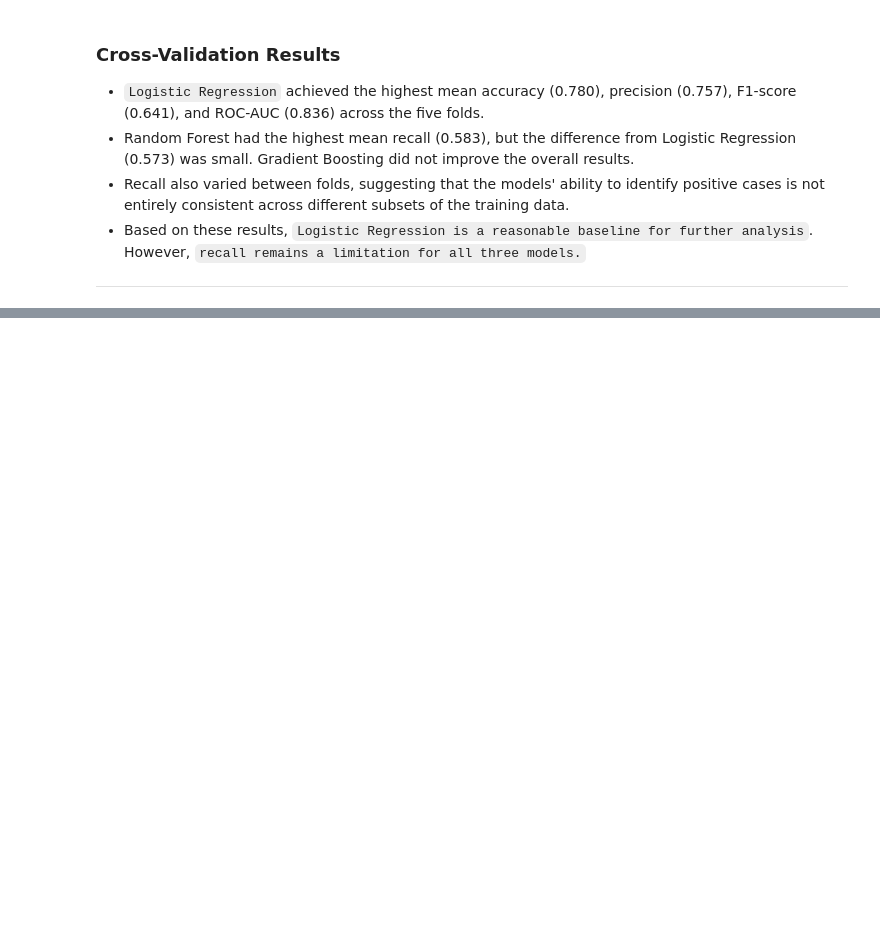
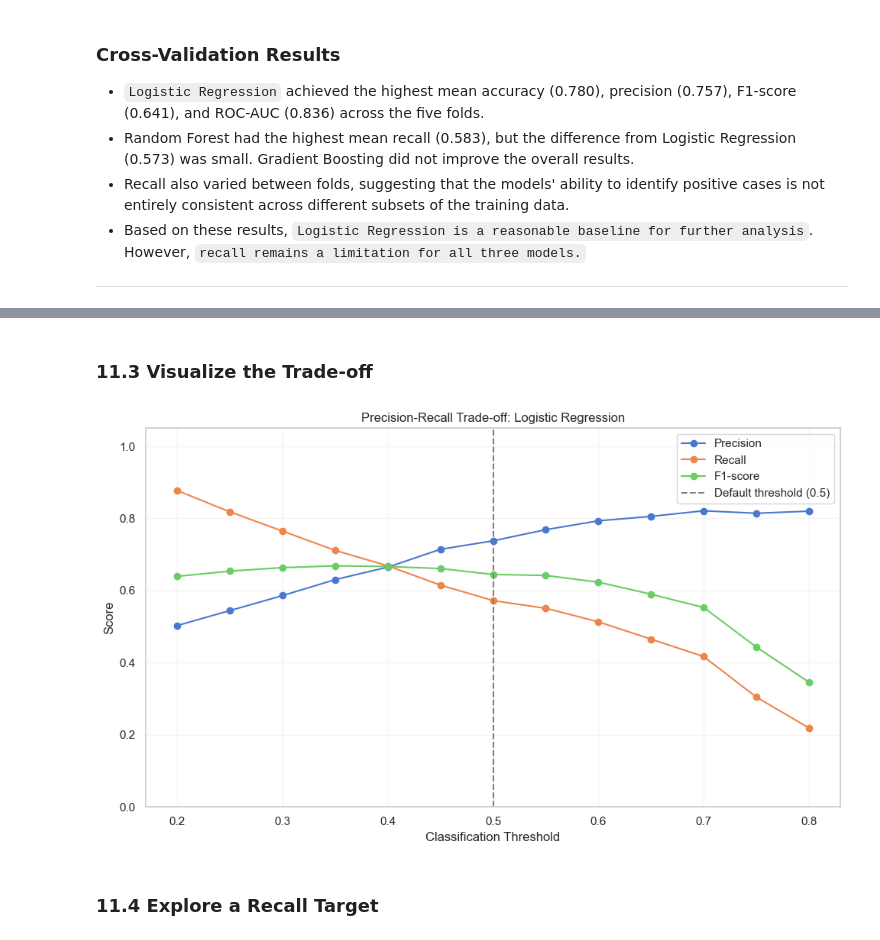
Before and after one commit to sati2799/diabetes-risk-prediction-ml, a Jupyter notebook: notebooks/Pima_Indians_Diabetes_Classification.ipynb, the cells around one changed output, grey strips where cells are left out. Drawn from its saved outputs; the diff is of its cells as text; code cells hidden in the pictures; blank space fills up the shorter version.

```diff
--- a/notebooks/Pima_Indians_Diabetes_Classification.ipynb
+++ b/notebooks/Pima_Indians_Diabetes_Classification.ipynb
@@ -1260,0 +1202,13 @@ https://diabetes.org/about-diabetes
+# %%
+# Out-of-fold probabilities using training data only
+lr_oof_probs = cross_val_predict(
+    lr_pipeline,
+    X_train,
+    y_train,
+    cv=cv,
+    method="predict_proba",
+    n_jobs=-1
+)[:, 1]
+
+print("Number of predictions:", len(lr_oof_probs))
+print("Training samples:", len(y_train))
@@ -1260,0 +1261,45 @@ https://diabetes.org/about-diabetes
+# %% [markdown]
+### 11.3 Visualize the Trade-off
+# %%
+plt.figure(figsize=(10, 6))
+
+plt.plot(
+    threshold_df["Threshold"],
+    threshold_df["Precision"],
+    marker="o",
+    label="Precision"
+)
+
+plt.plot(
+    threshold_df["Threshold"],
+    threshold_df["Recall"],
+    marker="o",
+    label="Recall"
+)
+
+plt.plot(
+    threshold_df["Threshold"],
+    threshold_df["F1"],
+    marker="o",
+    label="F1-score"
+)
+
+plt.axvline(
+    0.5,
+    color="gray",
+    linestyle="--",
+    label="Default threshold (0.5)"
+)
+
+plt.title("Precision-Recall Trade-off: Logistic Regression")
+plt.xlabel("Classification Threshold")
+plt.ylabel("Score")
+plt.ylim(0, 1.05)
+plt.legend()
+plt.grid(alpha=0.2)
+plt.tight_layout()
+plt.show()
+# %% [output]
+[figure, added]
+# %% [markdown]
+### 11.4 Explore a Recall Target
```
Also changed, not shown: parts of 15 cells of this notebook.
